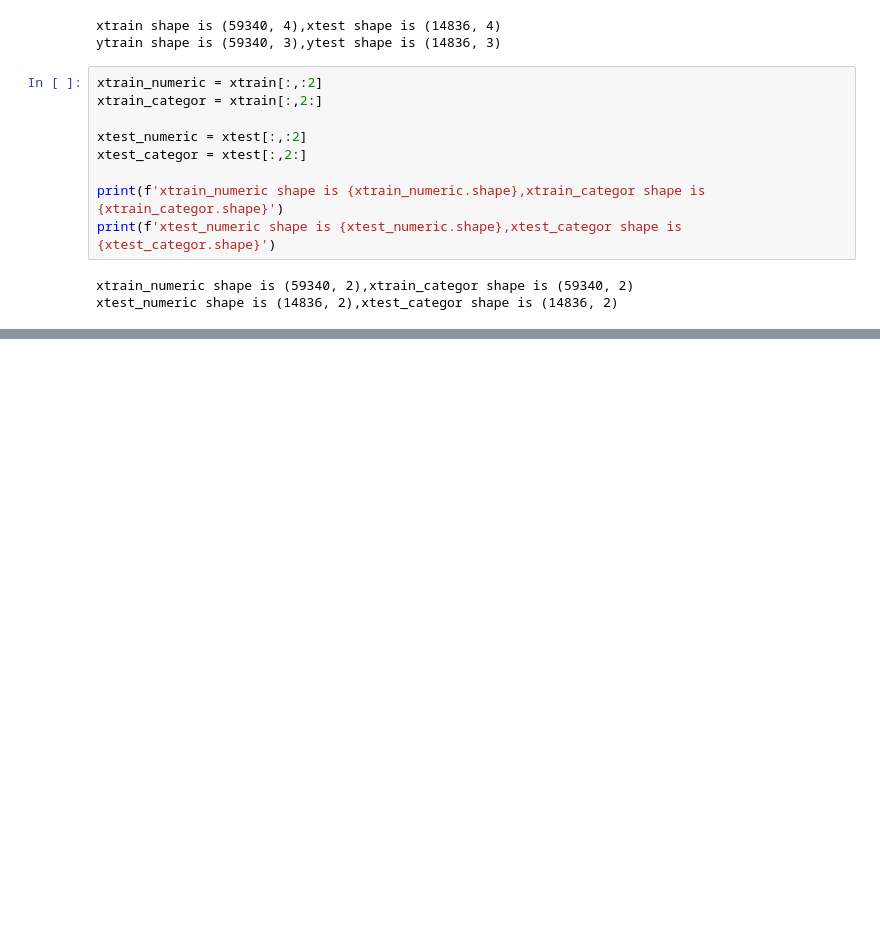
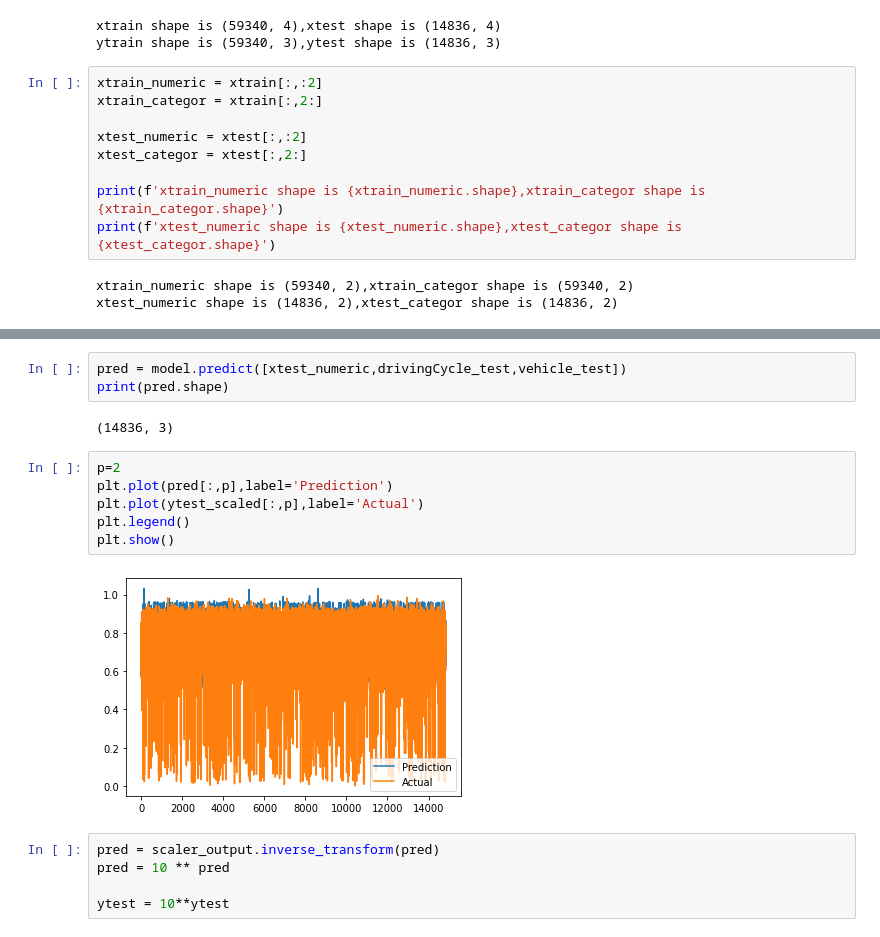
Before and after one commit to msaad1311/TfL-Dataset, a Jupyter notebook: src/EDA-Part2.ipynb, the cells around one changed output, grey strips where cells are left out. Saved outputs shown, nothing was run; the diff lists cells and outputs as text; blank space fills up the shorter version.

```diff
--- a/src/EDA-Part2.ipynb
+++ b/src/EDA-Part2.ipynb
@@ -78,0 +186,18 @@ xtest_numeric shape is (14836, 2),xtest_categor shape is (14836, 2)
+# %%
+pred = model.predict([xtest_numeric,drivingCycle_test,vehicle_test])
+print(pred.shape)
+# %% [output]
+(14836, 3)
+# %%
+p=2
+plt.plot(pred[:,p],label='Prediction')
+plt.plot(ytest_scaled[:,p],label='Actual')
+plt.legend()
+plt.show()
+# %% [output]
+[figure, added]
+# %%
+pred = scaler_output.inverse_transform(pred)
+pred = 10 ** pred
+
+ytest = 10**ytest
```
Also changed, not shown: parts of 9 cells of this notebook.
